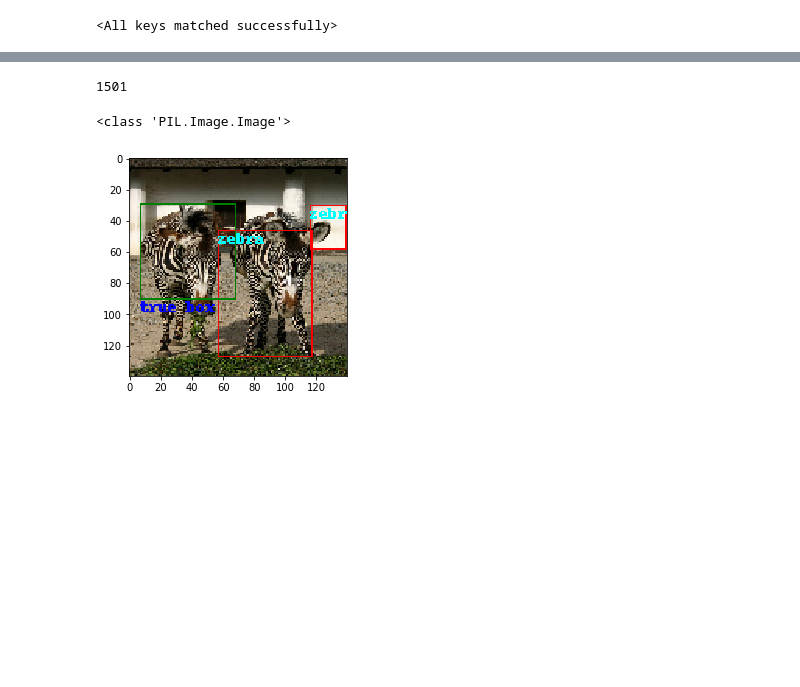
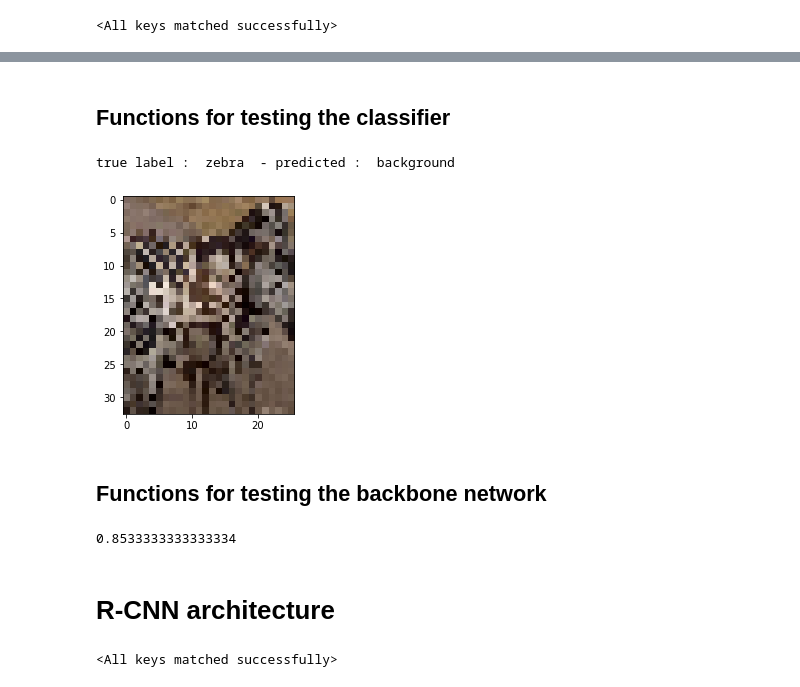
Before and after one commit to redabelhaj/efficientnet, a Jupyter notebook: rcnn_africa.ipynb, the cells around one changed output, grey strips where cells are left out. Drawn from its saved outputs; the diff is of its cells as text; code cells hidden in the pictures; blank space fills up the shorter version.

```diff
--- a/rcnn_africa.ipynb
+++ b/rcnn_africa.ipynb
@@ -460,8 +218,0 @@ def train_rcnn(model, optimizer, ds_detect_t, n_epoch = 40):
-# %%
-len(det_data_t)
-# %% [output]
-1501
-# %%
-rcnn_model.to('cuda')
-opt = torch.optim.Adam(rcnn_model.parameters())
-rcnn_model = train_rcnn(rcnn_model, opt, det_data_t[:500], n_epoch = 30)
@@ -499,7 +219,39 @@ def get_predictions(model, image, iou=.2):
 # %%
 dict_labels = {0:'buffalo', 1 : "elephant", 2: "rhino", 3 : "zebra", 4:"background"}
-# %%
-plot_corrections(det_data_t, 189)
-# %% [output]
-<class 'PIL.Image.Image'>
-[figure, removed]
+# %% [markdown]
+## Functions for testing the classifier
+# %%
+def get_clf_dataset(det_dataset):
+    res = []
+    # tuple image (croppée), label
+    for im, list_lab_rec in det_dataset:
+        for label, rectangle in list_lab_rec:
+            crop_im = crop_tensor(im, rectangle)
+            res.append((crop_im, label))
+    return res
+
+#im =det_dataset[10][0]
+
+clf_dataset = get_clf_dataset(det_data_t)
+
+dict_labels = {0:'buffalo', 1 : "elephant", 2: "rhino", 3 : "zebra", 4:"background"}
+# %%
+def show_clfpred(dataset,model):
+    n = len(dataset)
+    m = r.randint(0,n)
+    im, lbl = dataset[m]
+    im2 = interpolate(im, 140)
+    im2 = im2.resize(1, 3, 140, 140).to('cuda')
+    clf, bbox = model(im2)
+    _, predicted = torch.max(clf.data, 1)
+    predicted = int(predicted)
+    print('true label : ', dict_labels[lbl], ' - predicted : ', dict_labels[predicted])
+    plt.imshow(im.permute(1,2,0))
+    plt.show()
+# %%
+show_clfpred(clf_dataset,rcnn_model)
+# %% [output]
+true label :  zebra  - predicted :  background
+[figure, added]
+# %% [markdown]
+## Functions for testing the backbone network
@@ -505,0 +275,6 @@ plot_corrections(det_data_t, 189)
+# %%
+get_accuracyresnet(resnet2, clf_dataset[:150])
+# %% [output]
+0.8533333333333334
+# %% [markdown]
+# R-CNN architecture
@@ -506 +425,14 @@ plot_corrections(det_data_t, 189)
+# %%
+classif = SVM()
+classif = classif.to("cuda")
+bbr = BboxRegressor()
+bbr = bbr.to("cuda")
+
+path1='/home/efficientnet/notebooks/notebooks/models/classif.txt'
+path2='/home/efficientnet/notebooks/notebooks/models/reg.txt'
+
+classif.load_state_dict(torch.load(path1))
+bbr.load_state_dict(torch.load(path2))
+# %% [output]
+<All keys matched successfully>
 # %%
```
Also changed, not shown: parts of 61 cells of this notebook, 1 other file.
